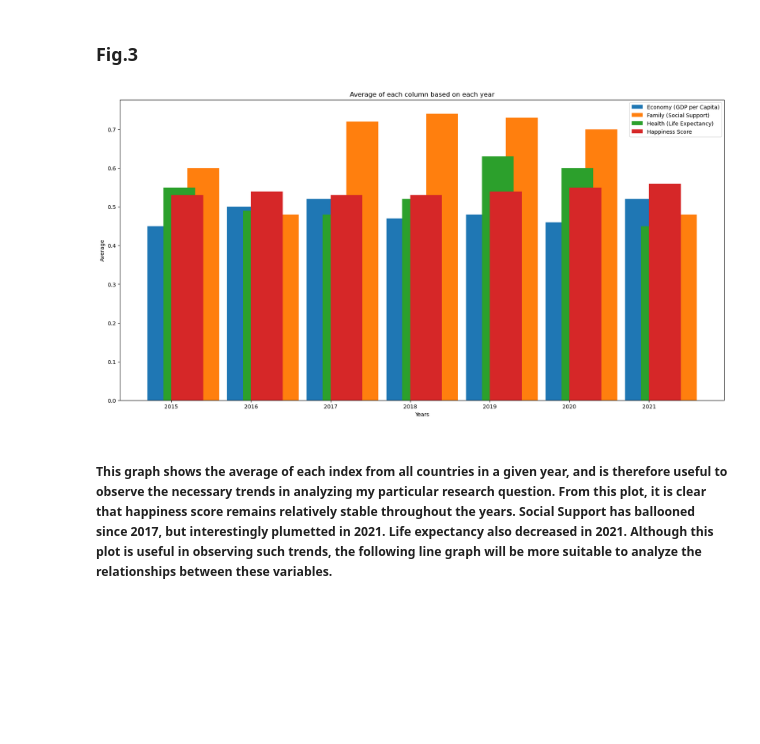
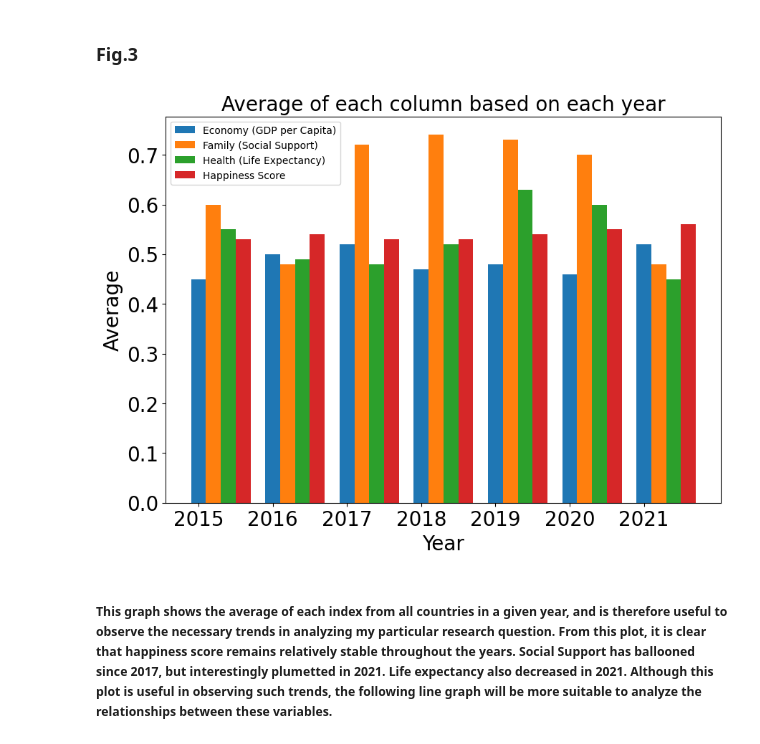
Before and after one commit to ubco-W2022T1-cosc301/project-group47, a Jupyter notebook: notebooks/analysis3.ipynb, the cells around one changed output. Cells and saved outputs as stored; diff of their text form; code cells hidden in the pictures; blank space fills up the shorter version.

```diff
--- a/notebooks/analysis3.ipynb
+++ b/notebooks/analysis3.ipynb
@@ -408,26 +408,30 @@ sns.pairplot(normalized_df1[["Economy (GDP per Capita)",'Health (Life Expectancy
 # %%
 X = ['2015','2016','2017','2018', '2019', '2020', '2021']
 Economy = [0.45,0.50,0.52,0.47,0.48,0.46,0.52]
 family = [0.60,0.48,0.72,0.74,0.73,0.70,0.48]
 health= [0.55,0.49,0.48,0.52,0.63,0.60,0.45]
 Happiness_Score =[0.53,0.54,0.53,0.53,0.54,0.55,0.56]
 X_axis = np.arange(len(X))
 
-f, ax = plt.subplots(figsize=(20,10))
-plt.bar(X_axis - 0.1, Economy, 0.4, label = 'Economy (GDP per Capita)')
-plt.bar(X_axis + 0.4, family, 0.4, label = 'Family (Social Support)')
-plt.bar(X_axis + 0.1, health, 0.4, label = 'Health (Life Expectancy)')
-plt.bar(X_axis + 0.2, Happiness_Score, 0.4, label = 'Happiness Score')
 
+f, ax = plt.subplots(figsize=(10,7))
+barWidth=0.2
+plt.bar(X_axis, Economy, label = 'Economy (GDP per Capita)', width=barWidth)
+plt.bar(X_axis + 0.2, family, label = 'Family (Social Support)',width=barWidth)
+plt.bar(X_axis + 0.4, health, label = 'Health (Life Expectancy)',width=barWidth)
+plt.bar(X_axis + 0.6, Happiness_Score, label = 'Happiness Score',width=barWidth)
 
+plt.edge="none"
 plt.xticks(X_axis, X)
-plt.xlabel("Years")
-plt.ylabel("Average")
-plt.title("Average of each column based on each year")
+plt.xlabel("Year",fontsize=20)
+plt.ylabel("Average",fontsize=20)
+plt.title("Average of each column based on each year", fontsize=20)
 plt.legend()
+plt.yticks(fontsize=20)
+plt.xticks(fontsize=20)
 plt.show()
 # %% [output]
-[figure, old version]
+[figure, new version]
 # %% [markdown]
 ##### This graph shows the average of each index from all countries in a given year, and is therefore useful to observe the necessary trends in analyzing my particular research question. From this plot, it is clear that happiness score remains relatively stable throughout the years. Social Support has ballooned since 2017, but interestingly plumetted in 2021. Life expectancy also decreased in 2021. Although this plot is useful in observing such trends, the following line graph will be more suitable to analyze the relationships between these variables.
 # %% [markdown]
```
Also changed, not shown: parts of 3 cells of this notebook.
